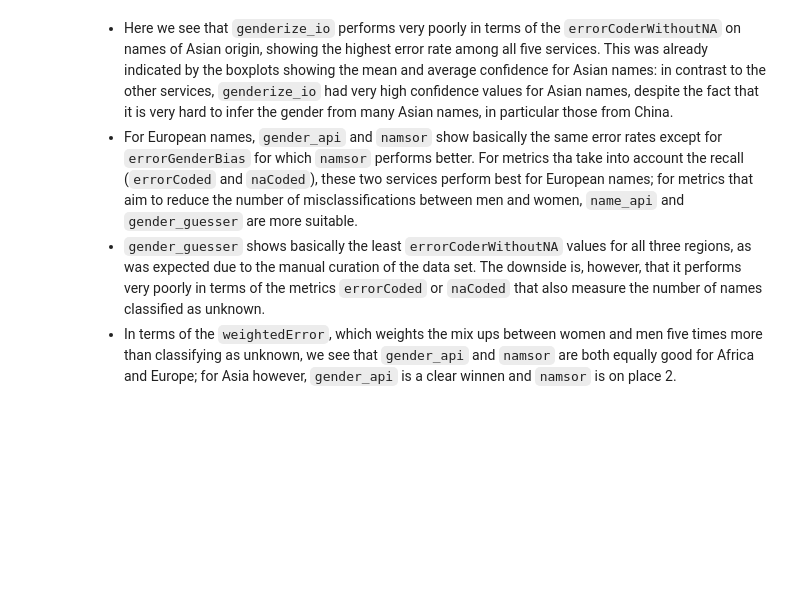
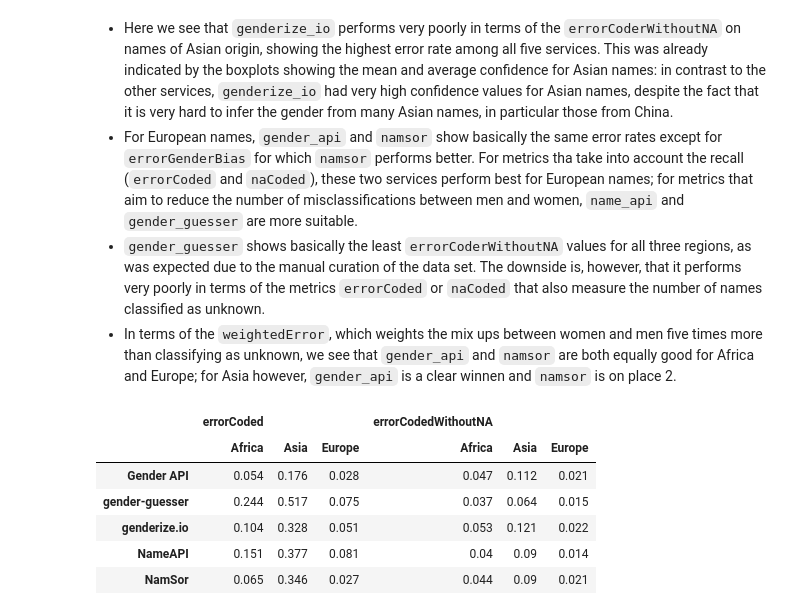
Before and after one commit to GenderGapSTEM-PublicationAnalysis/name_gender_inference, a Jupyter notebook: name_gender_inference/notebooks/Evaluation_name_onomastics.ipynb, the cells around one changed output. Saved outputs shown, nothing was run; the diff lists cells and outputs as text; code cells hidden in the pictures; blank space fills up the shorter version.

```diff
--- a/name_gender_inference/notebooks/Evaluation_name_onomastics.ipynb
+++ b/name_gender_inference/notebooks/Evaluation_name_onomastics.ipynb
@@ -723,3 +722,15 @@ for letter in ascii_uppercase:
                                                              'max_color': dark_green})
 
 writer.save()
+# %%
+cols = ['errorCoded', 'errorCodedWithoutNA']
+dfs_top_region[cols].style.set_table_styles([dict(selector="th",
+                                            props=[('max-width', '150px')])]).background_gradient(cmap=cm)
+# %% [output]
+|  | errorCoded |  |  | errorCodedWithoutNA |  |  |
+|  | Africa | Asia | Europe | Africa | Asia | Europe |
+| Gender API | 0.054 | 0.176 | 0.028 | 0.047 | 0.112 | 0.021 |
+| gender-guesser | 0.244 | 0.517 | 0.075 | 0.037 | 0.064 | 0.015 |
+| genderize.io | 0.104 | 0.328 | 0.051 | 0.053 | 0.121 | 0.022 |
+| NameAPI | 0.151 | 0.377 | 0.081 | 0.04 | 0.09 | 0.014 |
+| NamSor | 0.065 | 0.346 | 0.027 | 0.044 | 0.09 | 0.021 |
```
Also changed, not shown: parts of 7 cells of this notebook, 1 other file.
